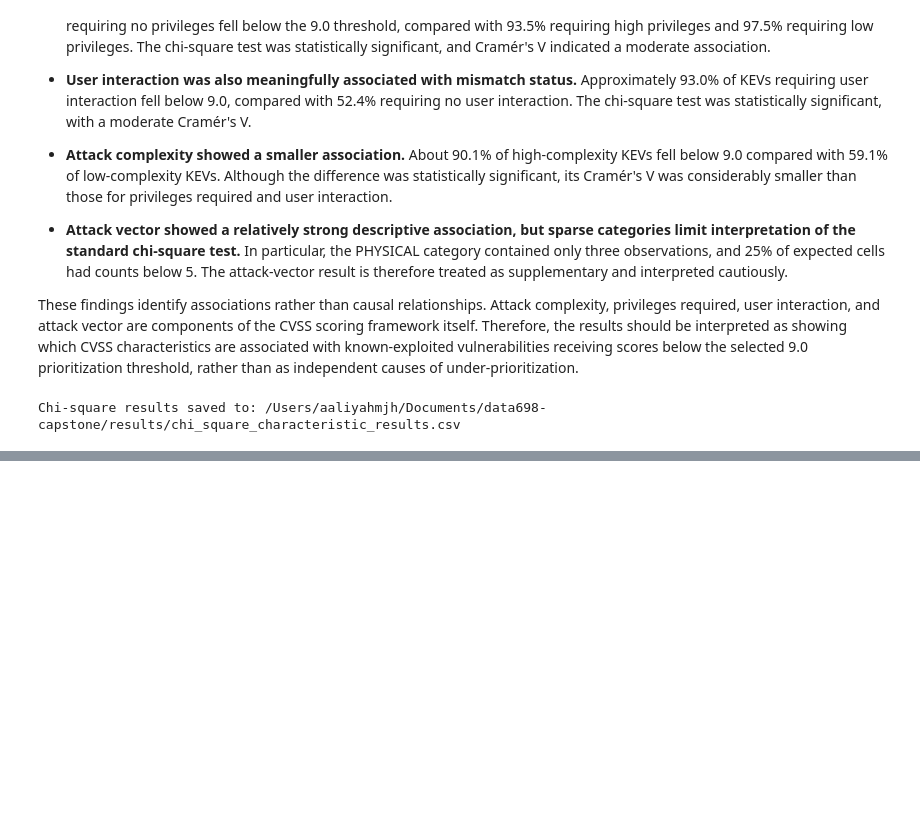
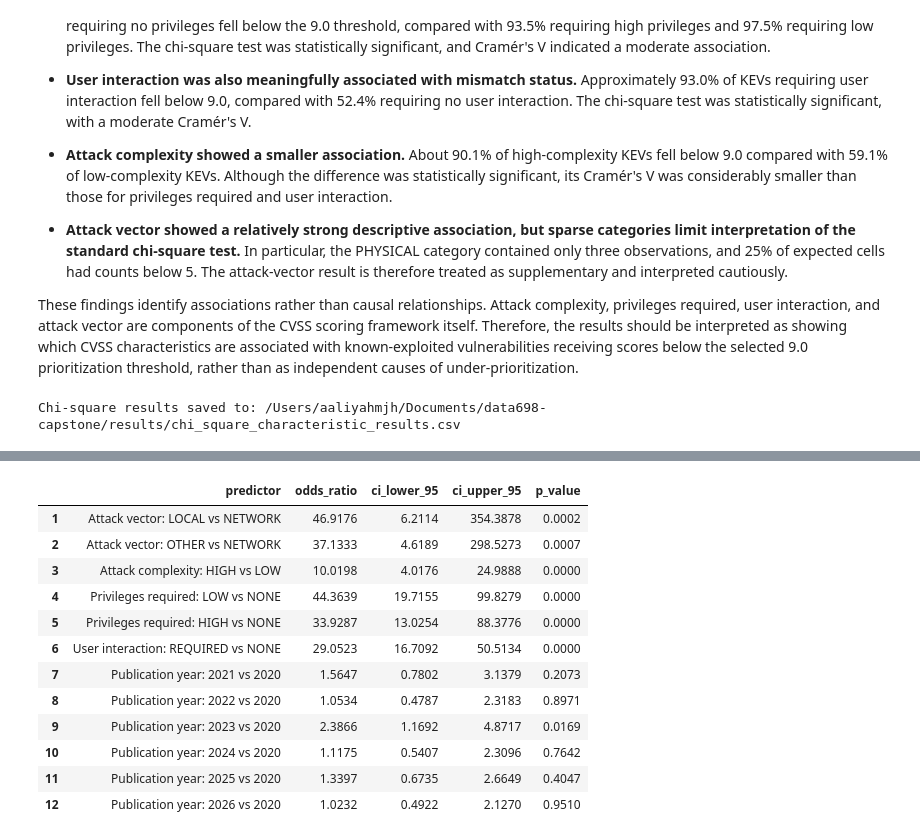
Before and after one commit to aaliyahmjh/data698-capstone, a Jupyter notebook: notebooks/core_eda.ipynb, the cells around one changed output, grey strips where cells are left out. Cells and saved outputs as stored; diff of their text form; code cells hidden in the pictures; blank space fills up the shorter version.

```diff
--- a/notebooks/core_eda.ipynb
+++ b/notebooks/core_eda.ipynb
@@ -1429,0 +1798,76 @@ Chi-square results saved to: /Users/aaliyahmjh/Documents/data698-capstone/result
+# %%
+# Create paper-friendly regression results table
+
+term_labels = {
+    'C(attack_vector_model, Treatment(reference="NETWORK"))[T.LOCAL]':
+        "Attack vector: LOCAL vs NETWORK",
+
+    'C(attack_vector_model, Treatment(reference="NETWORK"))[T.OTHER]':
+        "Attack vector: OTHER vs NETWORK",
+
+    'C(attack_complexity, Treatment(reference="LOW"))[T.HIGH]':
+        "Attack complexity: HIGH vs LOW",
+
+    'C(privileges_required, Treatment(reference="NONE"))[T.LOW]':
+        "Privileges required: LOW vs NONE",
+
+    'C(privileges_required, Treatment(reference="NONE"))[T.HIGH]':
+        "Privileges required: HIGH vs NONE",
+
+    'C(user_interaction, Treatment(reference="NONE"))[T.REQUIRED]':
+        "User interaction: REQUIRED vs NONE",
+
+    'C(publication_year_model, Treatment(reference=2020))[T.2021]':
+        "Publication year: 2021 vs 2020",
+
+    'C(publication_year_model, Treatment(reference=2020))[T.2022]':
+        "Publication year: 2022 vs 2020",
+
+    'C(publication_year_model, Treatment(reference=2020))[T.2023]':
+        "Publication year: 2023 vs 2020",
+
+    'C(publication_year_model, Treatment(reference=2020))[T.2024]':
+        "Publication year: 2024 vs 2020",
+
+    'C(publication_year_model, Treatment(reference=2020))[T.2025]':
+        "Publication year: 2025 vs 2020",
+
+    'C(publication_year_model, Treatment(reference=2020))[T.2026]':
+        "Publication year: 2026 vs 2020"
+}
+
+regression_table = (
+    odds_ratio_results
+    .loc[odds_ratio_results["term"] != "Intercept"]
+    .copy()
+)
+
+regression_table["predictor"] = (
+    regression_table["term"].map(term_labels)
+)
+
+regression_table = regression_table[
+    [
+        "predictor",
+        "odds_ratio",
+        "ci_lower_95",
+        "ci_upper_95",
+        "p_value"
+    ]
+]
+
+display(regression_table)
+# %% [output]
+|  | predictor | odds_ratio | ci_lower_95 | ci_upper_95 | p_value |
+| 1 | Attack vector: LOCAL vs NETWORK | 46.9176 | 6.2114 | 354.3878 | 0.0002 |
+| 2 | Attack vector: OTHER vs NETWORK | 37.1333 | 4.6189 | 298.5273 | 0.0007 |
+| 3 | Attack complexity: HIGH vs LOW | 10.0198 | 4.0176 | 24.9888 | 0.0000 |
+| 4 | Privileges required: LOW vs NONE | 44.3639 | 19.7155 | 99.8279 | 0.0000 |
+| 5 | Privileges required: HIGH vs NONE | 33.9287 | 13.0254 | 88.3776 | 0.0000 |
+| 6 | User interaction: REQUIRED vs NONE | 29.0523 | 16.7092 | 50.5134 | 0.0000 |
+| 7 | Publication year: 2021 vs 2020 | 1.5647 | 0.7802 | 3.1379 | 0.2073 |
+| 8 | Publication year: 2022 vs 2020 | 1.0534 | 0.4787 | 2.3183 | 0.8971 |
+| 9 | Publication year: 2023 vs 2020 | 2.3866 | 1.1692 | 4.8717 | 0.0169 |
+| 10 | Publication year: 2024 vs 2020 | 1.1175 | 0.5407 | 2.3096 | 0.7642 |
+| 11 | Publication year: 2025 vs 2020 | 1.3397 | 0.6735 | 2.6649 | 0.4047 |
+| 12 | Publication year: 2026 vs 2020 | 1.0232 | 0.4922 | 2.1270 | 0.9510 |
```
Also changed, not shown: parts of 22 cells of this notebook, 2 other files.
